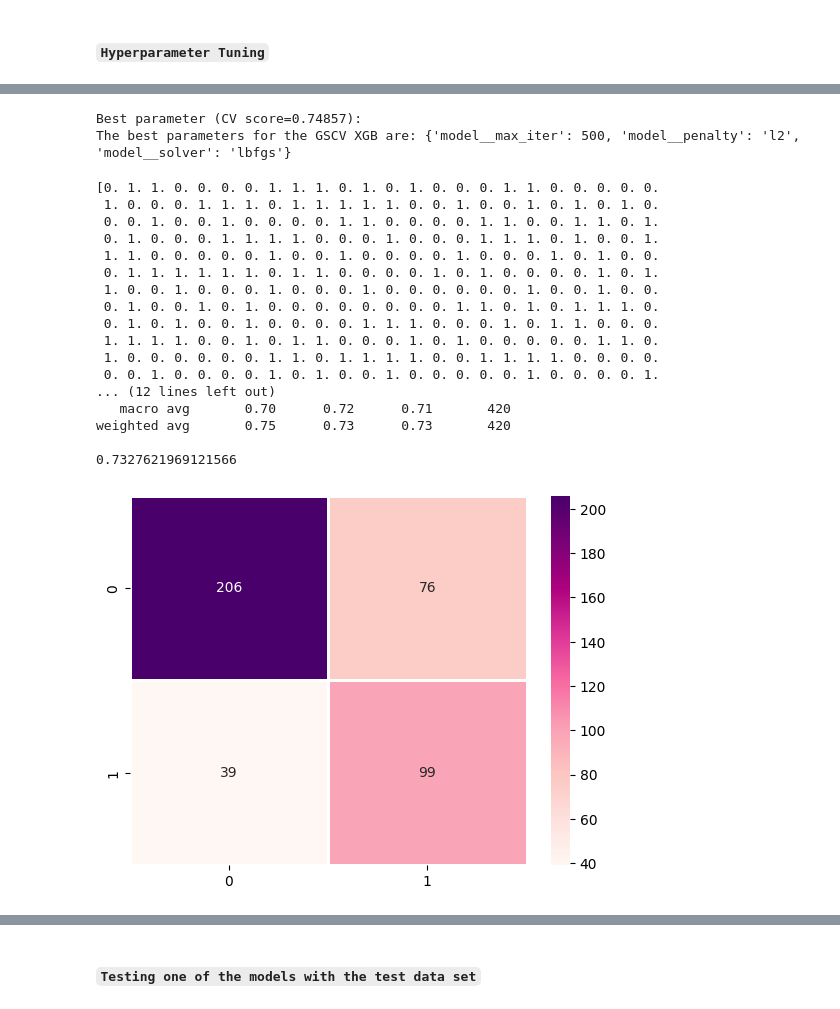
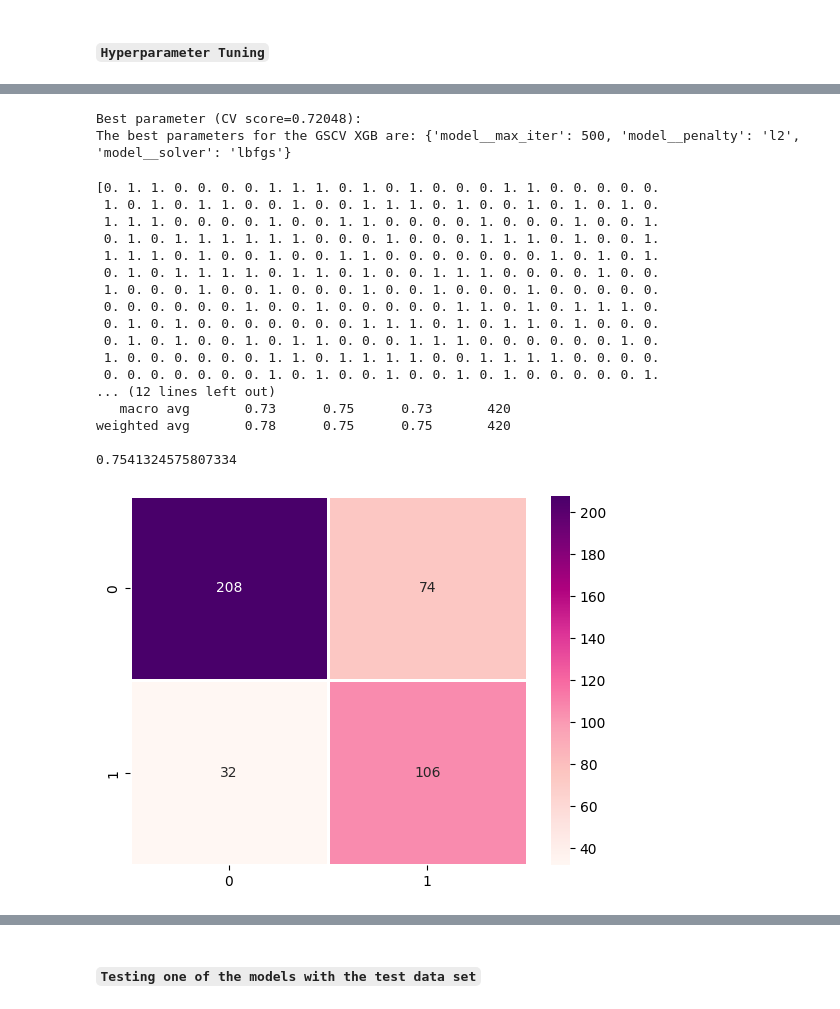
Before and after one commit to kwasichrappah/sepsis_ml_predictor, a Jupyter notebook: sepsis_ml_predictor.ipynb, the cells around one changed output, grey strips where cells are left out. Drawn from its saved outputs; the diff is of its cells as text; code cells hidden in the pictures.

```diff
--- a/sepsis_ml_predictor.ipynb
+++ b/sepsis_ml_predictor.ipynb
@@ -528,20 +537,38 @@ X_train, X_test, y_train, y_test = train_test_split(X, y, test_size = 0.7, rando
 # %%
 
 scaler = StandardScaler()
-encoder = OneHotEncoder(handle_unknown="ignore", sparse_output=False)
+normalizer = Normalizer(norm='l2',)
+power_trx = PowerTransformer(method="yeo-johnson")
+#encoder = OneHotEncoder(handle_unknown="ignore", sparse_output=False)
+quantile = QuantileTransformer(output_distribution= 'normal',ignore_implicit_zeros= True,random_state=27)
+min_max_scaler = MinMaxScaler()
 
 # putting numeric columns to scaler and categorical to encoder
 num_transformer = Pipeline(steps = [
      ('num_imputer', SimpleImputer(strategy = 'median')),
     ('num', scaler)
 ])
-
+quant_transformer = Pipeline(steps =[
+     ('num_imputer', SimpleImputer(strategy = 'median')),
+    ('quant', quantile)
+    ])
+power_transformer = Pipeline(steps =[
+     ('num_imputer', SimpleImputer(strategy = 'median')),
+    ('power', power_trx)
+    ])
+norm_transformer = Pipeline(steps =[
+     ('num_imputer', SimpleImputer(strategy = 'most_frequent')),
+    ('norm', normalizer)
+    ])
 #naivesbayestheorem,robustscaler,
 # %%
 
 # getting together our scaler and encoder with preprocessor
 preprocessor = ColumnTransformer(
-      transformers = [('num', num_transformer ,X_train.columns ),
-
+      transformers = [('num', num_transformer ,['PRG','PR','TS'])
+                   ,('quant', quant_transformer ,['M11','Age'])
+                   ,('power', power_transformer ,['PL','SK','TS','BD2'])
+                   ,('norm', norm_transformer ,['PRG','PR'])
 
                     ])
+#['PRG','PL','PR','SK','TS','M11','BD2','Age']
@@ -790,8 +837,8 @@ best_gs_model = imbpipeline(steps=[("preprocessor", preprocessor), ('smote-sampl
                           ("model",XGBClassifier(random_state=27,
                               booster="gblinear",
                               learning_rate=0.5,
-
-                              n_estimators=8
+                              max_depth = 5,
+                              n_estimators=6
                               ))])
 # %%
 
@@ -855,7 +902,7 @@ search_model = clf.fit(X_train, y_train)
 print("Best parameter (CV score=%0.5f):" % search_model.best_score_)
 print(f"The best parameters for the GSCV XGB are: {search_model.best_params_}")
 # %% [output]
-Best parameter (CV score=0.74857):
+Best parameter (CV score=0.72048):
 The best parameters for the GSCV XGB are: {'model__max_iter': 500, 'model__penalty': 'l2', 'model__solver': 'lbfgs'}
 # %%
 
@@ -869,50 +916,50 @@ search_pred = search_model.predict(X_test)
 # Defining the best version of the model with the best parameters
 best_search_model = imbpipeline(steps=[("preprocessor", preprocessor), ('smote-sampler',SMOTE(random_state = 27,sampling_strategy='auto')),
                           ("model",LogisticRegression(random_state=27,
-                              max_iter=500,
+                              max_iter=700,
                               penalty='l2',
                               solver = 'lbfgs',
                               verbose=0
                               ))])
 
 # Fit the model to the training data
 best_search_model.fit(X_train, y_train)
 
 # Predict on the test data
 best_search_pred = best_search_model.predict(X_test)
 
 print(best_search_pred)
 
 # Confusion Matrix
 best_gs_conf_mat = (pd.DataFrame(confusion_matrix(y_test, best_search_pred)).reset_index(drop=True))
 
 # Visualizing the Confusion Matrix
 f, ax = plt.subplots()
 sns.heatmap(best_gs_conf_mat, annot=True, linewidth=1.0, fmt=".0f", cmap="RdPu", ax=ax)
 
 model_pipeline_report = classification_report(y_test, best_search_pred)
 print(model_pipeline_report)
 
 print(f1_score(y_test, best_search_pred, average="weighted"))
 # %% [output]
 [0. 1. 1. 0. 0. 0. 0. 1. 1. 1. 0. 1. 0. 1. 0. 0. 0. 1. 1. 0. 0. 0. 0. 0.
- 1. 0. 0. 0. 1. 1. 1. 0. 1. 1. 1. 1. 1. 0. 0. 1. 0. 0. 1. 0. 1. 0. 1. 0.
- 0. 0. 1. 0. 0. 1. 0. 0. 0. 0. 1. 1. 0. 0. 0. 0. 1. 1. 0. 0. 1. 1. 0. 1.
- 0. 1. 0. 0. 0. 1. 1. 1. 1. 0. 0. 0. 1. 0. 0. 0. 1. 1. 1. 0. 1. 0. 0. 1.
- 1. 1. 0. 0. 0. 0. 0. 1. 0. 0. 1. 0. 0. 0. 0. 1. 0. 0. 0. 1. 0. 1. 0. 0.
- 0. 1. 1. 1. 1. 1. 1. 0. 1. 1. 0. 0. 0. 0. 1. 0. 1. 0. 0. 0. 0. 1. 0. 1.
- 1. 0. 0. 1. 0. 0. 0. 1. 0. 0. 0. 1. 0. 0. 0. 0. 0. 0. 1. 0. 0. 1. 0. 0.
- 0. 1. 0. 0. 1. 0. 1. 0. 0. 0. 0. 0. 0. 0. 0. 1. 1. 0. 1. 0. 1. 1. 1. 0.
- 0. 1. 0. 1. 0. 0. 1. 0. 0. 0. 0. 1. 1. 1. 0. 0. 0. 1. 0. 1. 1. 0. 0. 0.
- 1. 1. 1. 1. 0. 0. 1. 0. 1. 1. 0. 0. 0. 1. 0. 1. 0. 0. 0. 0. 0. 1. 1. 0.
+ 1. 0. 1. 0. 1. 1. 0. 0. 1. 0. 0. 1. 1. 1. 0. 1. 0. 0. 1. 0. 1. 0. 1. 0.
+ 1. 1. 1. 0. 0. 0. 0. 1. 0. 0. 1. 1. 0. 0. 0. 0. 1. 0. 0. 0. 1. 0. 0. 1.
+ 0. 1. 0. 1. 1. 1. 1. 1. 1. 0. 0. 0. 1. 0. 0. 0. 1. 1. 1. 0. 1. 0. 0. 1.
+ 1. 1. 1. 0. 1. 0. 0. 1. 0. 0. 1. 1. 0. 0. 0. 0. 0. 0. 0. 1. 0. 1. 0. 1.
+ 0. 1. 0. 1. 1. 1. 1. 0. 1. 1. 0. 1. 0. 0. 1. 1. 1. 0. 0. 0. 0. 1. 0. 0.
+ 1. 0. 0. 0. 1. 0. 0. 1. 0. 0. 0. 1. 0. 0. 1. 0. 0. 0. 1. 0. 0. 0. 0. 0.
+ 0. 0. 0. 0. 0. 0. 1. 0. 0. 1. 0. 0. 0. 0. 0. 1. 1. 0. 1. 0. 1. 1. 1. 0.
+ 0. 1. 0. 1. 0. 0. 0. 0. 0. 0. 0. 1. 1. 1. 0. 1. 0. 1. 1. 0. 1. 0. 0. 0.
+ 0. 1. 0. 1. 0. 0. 1. 0. 1. 1. 0. 0. 0. 1. 1. 1. 0. 0. 0. 0. 0. 0. 1. 0.
  1. 0. 0. 0. 0. 0. 0. 1. 1. 0. 1. 1. 1. 1. 0. 0. 1. 1. 1. 1. 0. 0. 0. 0.
- 0. 0. 1. 0. 0. 0. 0. 1. 0. 1. 0. 0. 1. 0. 0. 0. 0. 0. 1. 0. 0. 0. 0. 1.
+ 0. 0. 0. 0. 0. 0. 0. 1. 0. 1. 0. 0. 1. 0. 0. 1. 0. 1. 0. 0. 0. 0. 0. 1.
 ... (12 lines left out)
-   macro avg       0.70      0.72      0.71       420
-weighted avg       0.75      0.73      0.73       420
+   macro avg       0.73      0.75      0.73       420
+weighted avg       0.78      0.75      0.75       420
 
-0.7327621969121566
+0.7541324575807334
-[figure, old version]
+[figure, new version]
 # %%
 
 cat_model = (CatBoostClassifier(random_state=27))
```
Also changed, not shown: parts of 18 cells of this notebook, 5 other files.
